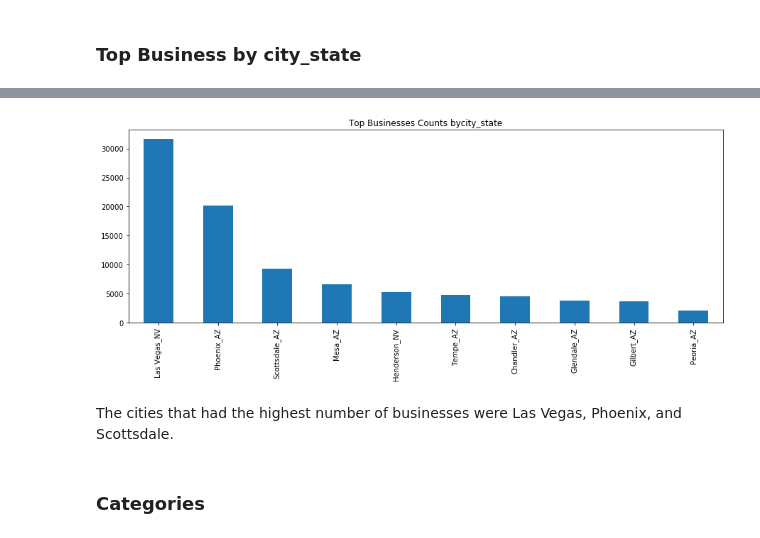
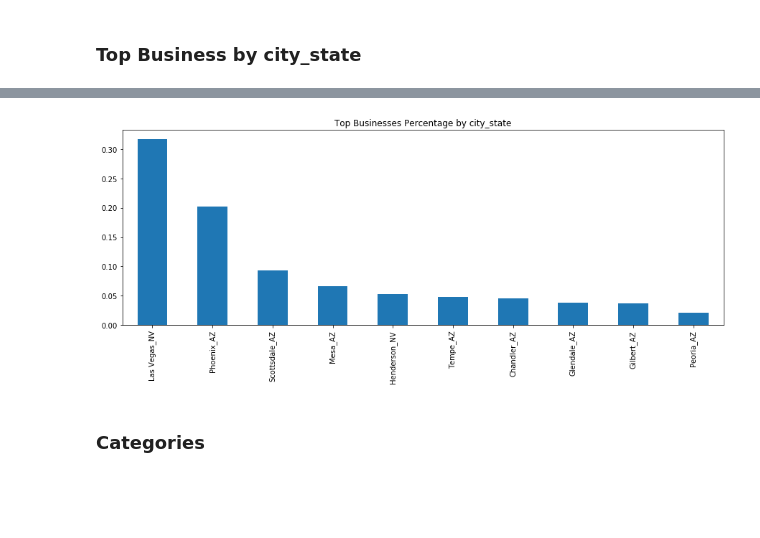
Before and after one commit to rchannewiser/MSDS-machine-learning1-team5, a Jupyter notebook: yelp_ml_team5.ipynb, the cells around one changed output, grey strips where cells are left out. Saved outputs shown, nothing was run; the diff lists cells and outputs as text; code cells hidden in the pictures; blank space fills up the shorter version.

Commit message:
updates made to the Visualize Attributes section

```diff
--- a/yelp_ml_team5.ipynb
+++ b/yelp_ml_team5.ipynb
@@ -706,7 +709,11 @@ Name: zip3, dtype: float64
 # %% [markdown]
 # 5. Visualize Attributes
 # %%
-def plot_top(df, col):
-    df[col].value_counts().head(10).plot.bar(title='Top Businesses Counts by' + col,figsize=(15,5))
+def plot_top(df, col, normalize=False):
+    if(normalize):
+        txt='Top Businesses Percentage by '
+    else:
+        txt='Top Businesses Counts by '
+    df[col].value_counts(normalize=normalize).head(10).plot.bar(title=txt + col,figsize=(15,5))
 # %% [markdown]
 ### Average Stars
@@ -767,9 +796,7 @@ The log histogram of *review_count* is consistent with what we see for the *cool
 # %%
-fig=plot_top(df_business_eda,"city_state")
+fig=plot_top(df_business_eda,"city_state", True)
 # %% [output]
-[figure, old version]
+[figure, new version]
-# %% [markdown]
-The cities that had the highest number of businesses were Las Vegas, Phoenix, and Scottsdale.
 # %% [markdown]
 ### Categories
 # %%
```
Also changed, not shown: parts of 12 cells of this notebook.
